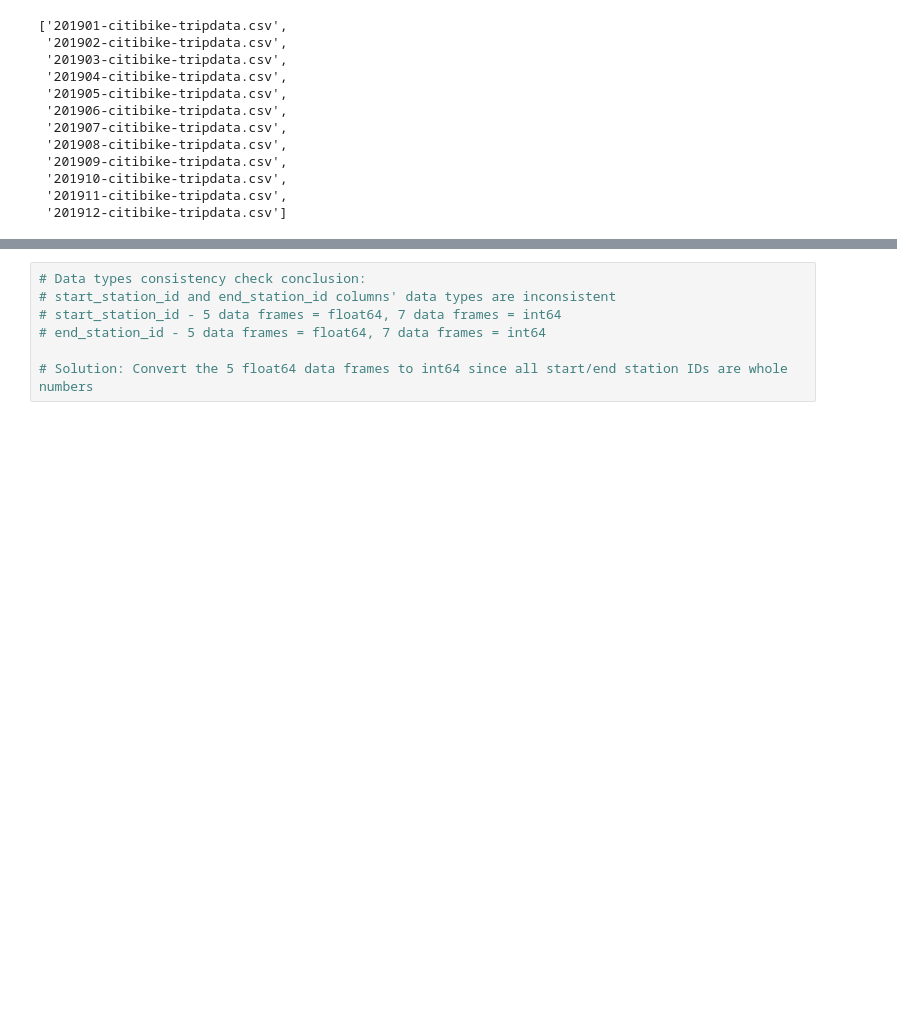
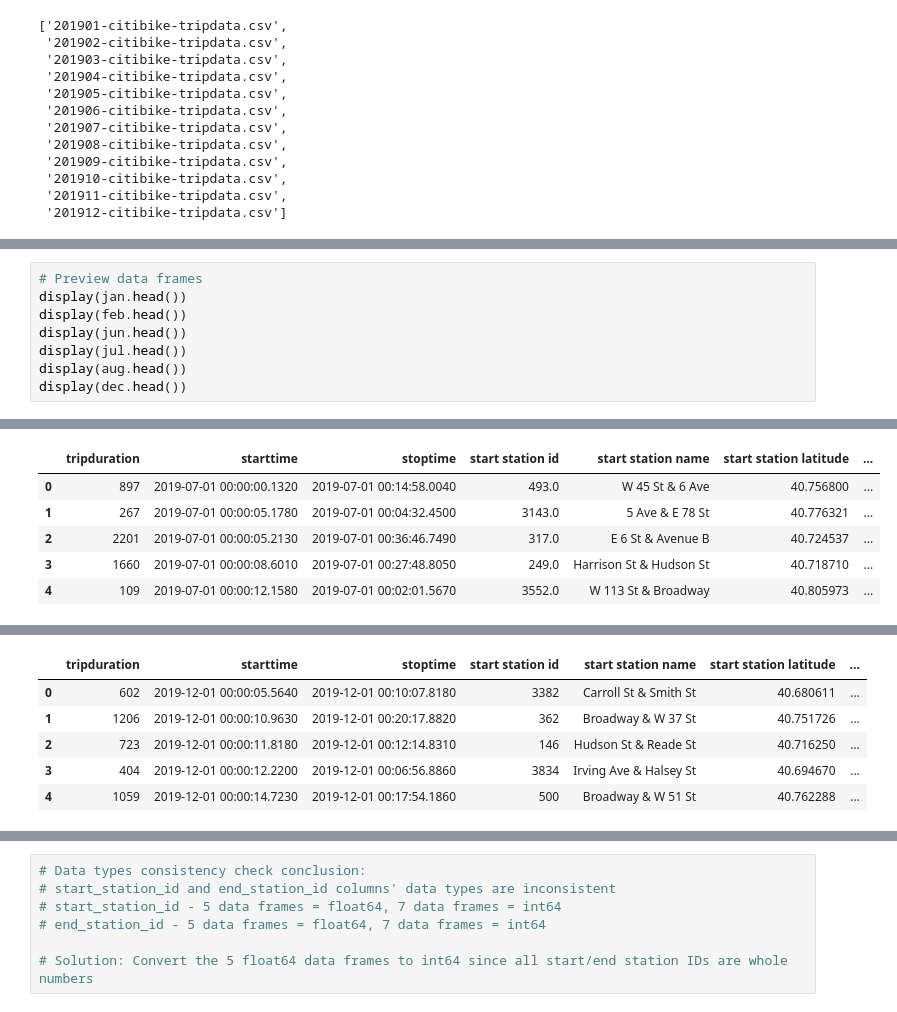
Before and after one commit to jasonzelaya/Citi-Bike-Analytics, a Jupyter notebook: citi_bike_data_aggregation.ipynb, the cells around one changed output, grey strips where cells are left out. Drawn from its saved outputs; the diff is of its cells as text; blank space fills up the shorter version.

```diff
--- a/citi_bike_data_aggregation.ipynb
+++ b/citi_bike_data_aggregation.ipynb
@@ -21,0 +31,9 @@ os.listdir('data/raw_data')
+# %%
+# Preview data frames
+display(jan.head())
+display(feb.head())
+display(jun.head())
+display(jul.head())
+display(aug.head())
+display(dec.head())
+# %% [output]
@@ -21,0 +58,6 @@ os.listdir('data/raw_data')
+|  | tripduration | starttime | stoptime | start station id | start station name | start station latitude | ... |
+| 0 | 897 | 2019-07-01 00:00:00.1320 | 2019-07-01 00:14:58.0040 | 493.0 | W 45 St & 6 Ave | 40.756800 | ... |
+| 1 | 267 | 2019-07-01 00:00:05.1780 | 2019-07-01 00:04:32.4500 | 3143.0 | 5 Ave & E 78 St | 40.776321 | ... |
+| 2 | 2201 | 2019-07-01 00:00:05.2130 | 2019-07-01 00:36:46.7490 | 317.0 | E 6 St & Avenue B | 40.724537 | ... |
+| 3 | 1660 | 2019-07-01 00:00:08.6010 | 2019-07-01 00:27:48.8050 | 249.0 | Harrison St & Hudson St | 40.718710 | ... |
+| 4 | 109 | 2019-07-01 00:00:12.1580 | 2019-07-01 00:02:01.5670 | 3552.0 | W 113 St & Broadway | 40.805973 | ... |
@@ -21,0 +70,6 @@ os.listdir('data/raw_data')
+|  | tripduration | starttime | stoptime | start station id | start station name | start station latitude | ... |
+| 0 | 602 | 2019-12-01 00:00:05.5640 | 2019-12-01 00:10:07.8180 | 3382 | Carroll St & Smith St | 40.680611 | ... |
+| 1 | 1206 | 2019-12-01 00:00:10.9630 | 2019-12-01 00:20:17.8820 | 362 | Broadway & W 37 St | 40.751726 | ... |
+| 2 | 723 | 2019-12-01 00:00:11.8180 | 2019-12-01 00:12:14.8310 | 146 | Hudson St & Reade St | 40.716250 | ... |
+| 3 | 404 | 2019-12-01 00:00:12.2200 | 2019-12-01 00:06:56.8860 | 3834 | Irving Ave & Halsey St | 40.694670 | ... |
+| 4 | 1059 | 2019-12-01 00:00:14.7230 | 2019-12-01 00:17:54.1860 | 500 | Broadway & W 51 St | 40.762288 | ... |
```
Also changed, not shown: parts of 45 cells of this notebook.
